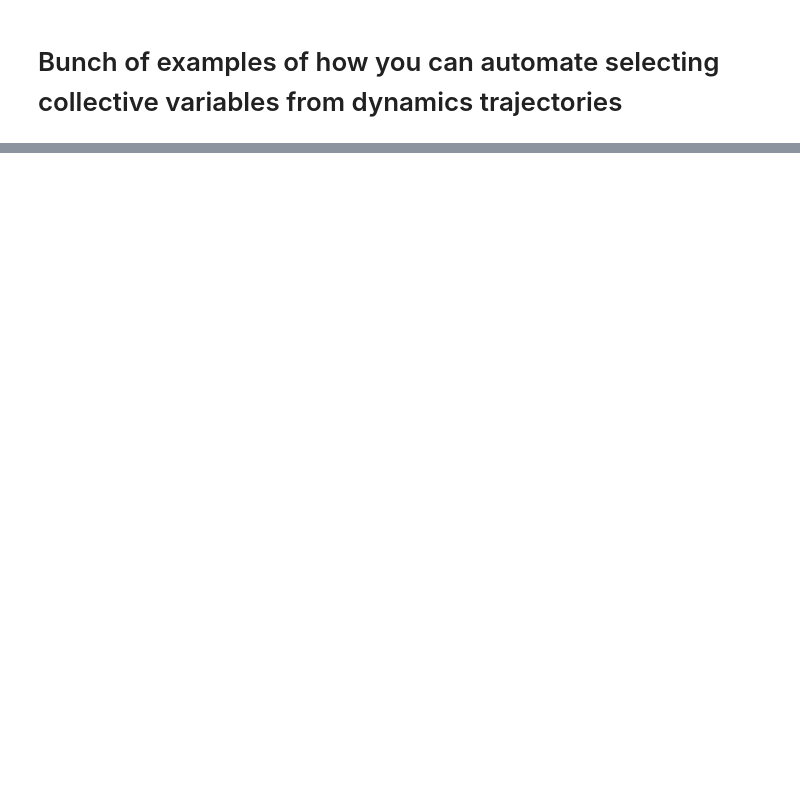
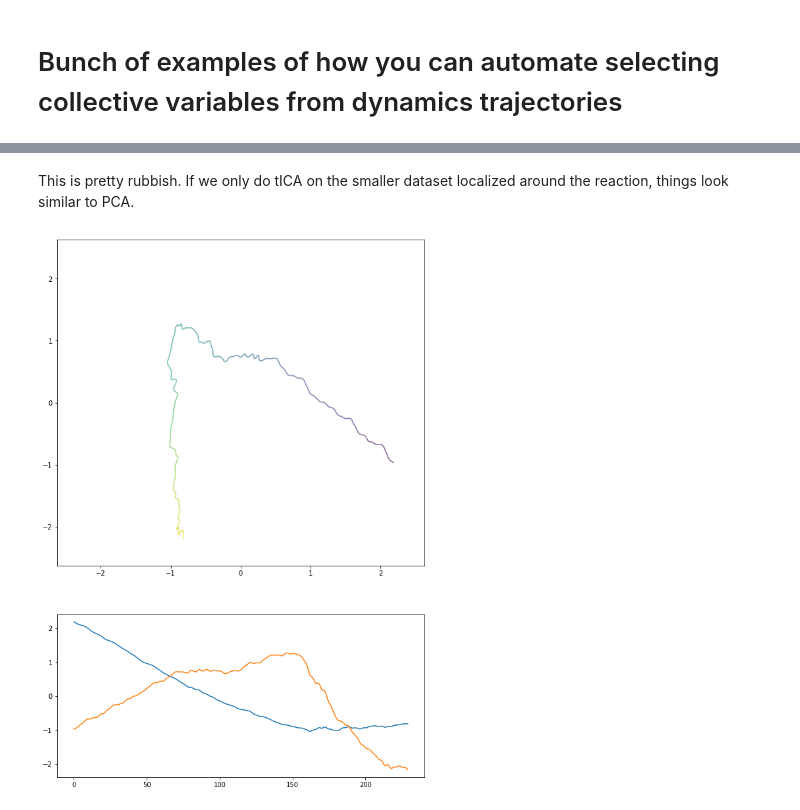
Before and after one commit to fagan2888/ddr, a Jupyter notebook: examples.ipynb, the cells around one changed output, grey strips where cells are left out. Saved outputs shown, nothing was run; the diff lists cells and outputs as text; code cells hidden in the pictures; blank space fills up the shorter version.

```diff
--- a/examples.ipynb
+++ b/examples.ipynb
@@ -203,0 +94,8 @@ KeyboardInterrupt:
+# %% [markdown]
+This is pretty rubbish. If we only do tICA on the smaller dataset localized around the reaction, things look similar to PCA.
+# %%
+model = make_pipeline(ddr.Distances(), ddr.tICA(n_components=2)).fit(small_data)
+var = model.transform(small_data)
+ddr.colorplot(var[:,0], var[:,1])
+# %% [output]
+[figure, added]
```
Also changed, not shown: parts of 50 cells of this notebook, 12 other files.
